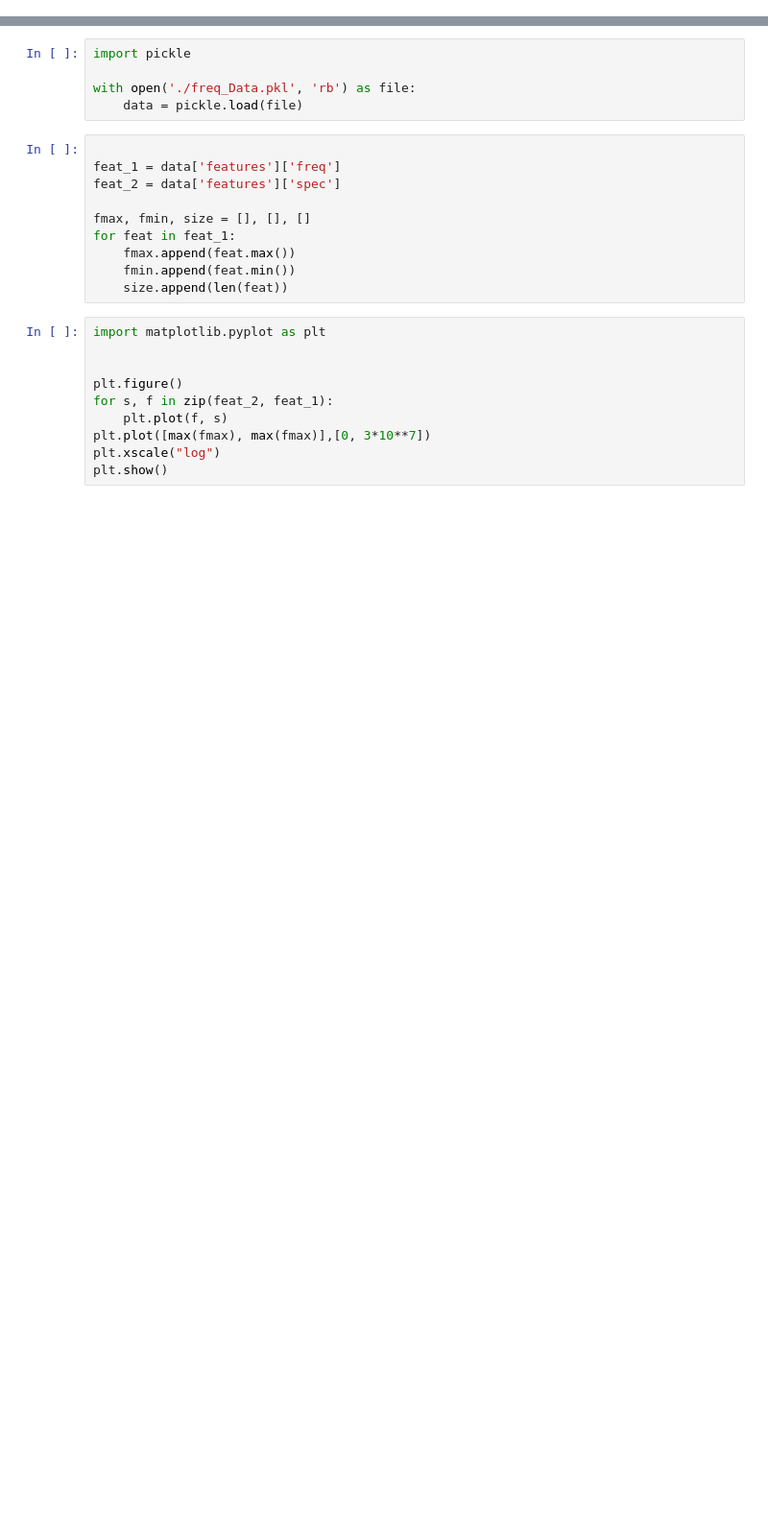
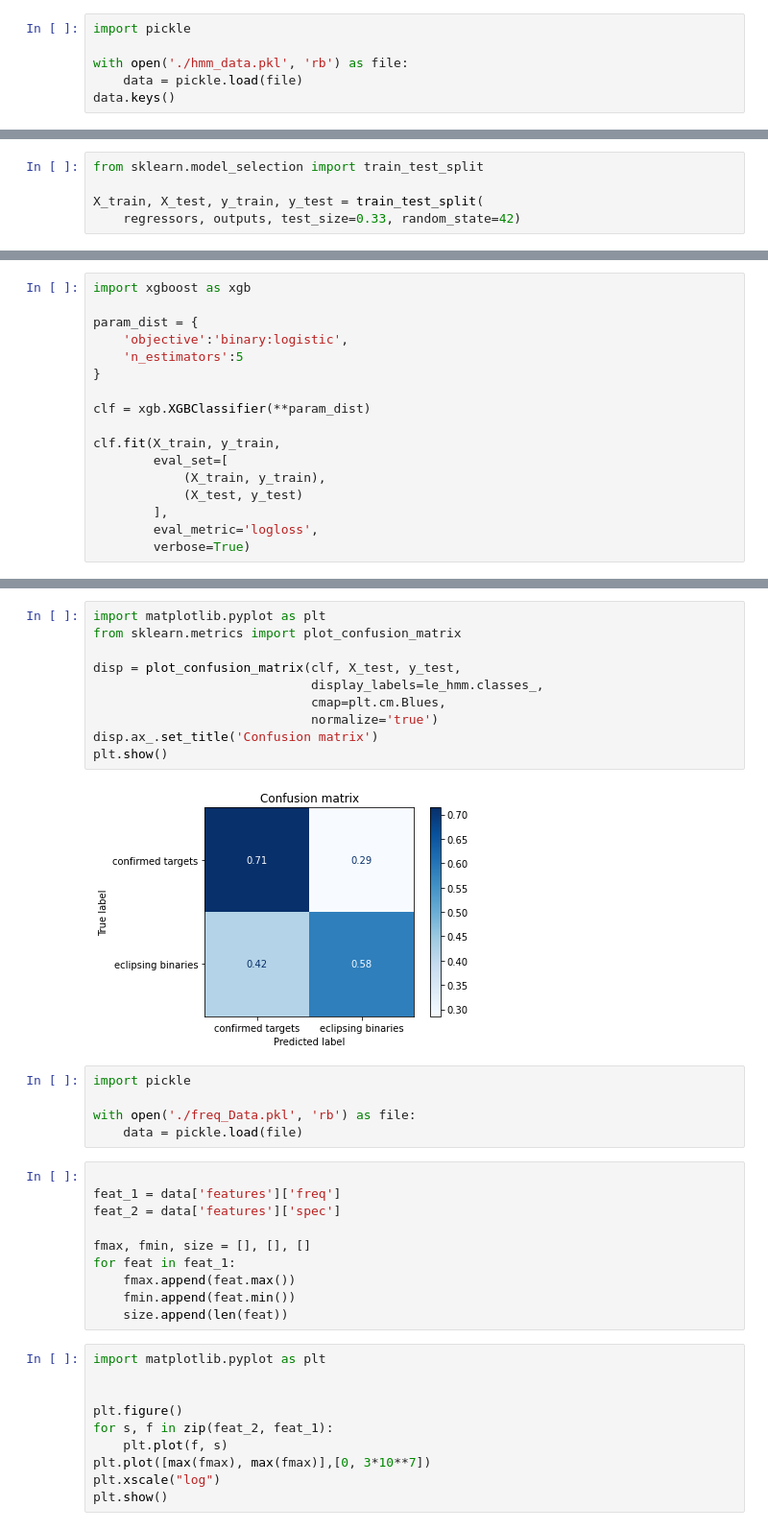
Before and after one commit to lafetamarcelo/CoRoTContributions, a Jupyter notebook: 03 - Machine Learning.ipynb, the cells around one changed output, grey strips where cells are left out. Shown at 96% size. Saved outputs shown, nothing was run; the diff lists cells and outputs as text; blank space fills up the shorter version.

```diff
--- a/03 - Machine Learning.ipynb
+++ b/03 - Machine Learning.ipynb
@@ -0,0 +16,6 @@
+# %%
+import pickle
+
+with open('./hmm_data.pkl', 'rb') as file:
+    data = pickle.load(file)
+data.keys()
@@ -0,0 +54,5 @@
+# %%
+from sklearn.model_selection import train_test_split
+
+X_train, X_test, y_train, y_test = train_test_split(
+    regressors, outputs, test_size=0.33, random_state=42)
@@ -0,0 +61,17 @@
+# %%
+import xgboost as xgb
+
+param_dist = {
+    'objective':'binary:logistic',
+    'n_estimators':5
+}
+
+clf = xgb.XGBClassifier(**param_dist)
+
+clf.fit(X_train, y_train,
+        eval_set=[
+            (X_train, y_train),
+            (X_test, y_test)
+        ],
+        eval_metric='logloss',
+        verbose=True)
@@ -1,3 +195,15 @@
+# %%
+import matplotlib.pyplot as plt
+from sklearn.metrics import plot_confusion_matrix
+
+disp = plot_confusion_matrix(clf, X_test, y_test,
+                             display_labels=le_hmm.classes_,
+                             cmap=plt.cm.Blues,
+                             normalize='true')
+disp.ax_.set_title('Confusion matrix')
+plt.show()
+# %% [output]
+[figure, added]
 # %%
 import pickle
 
```
Also changed, not shown: parts of 16 cells of this notebook, 3 other files.
